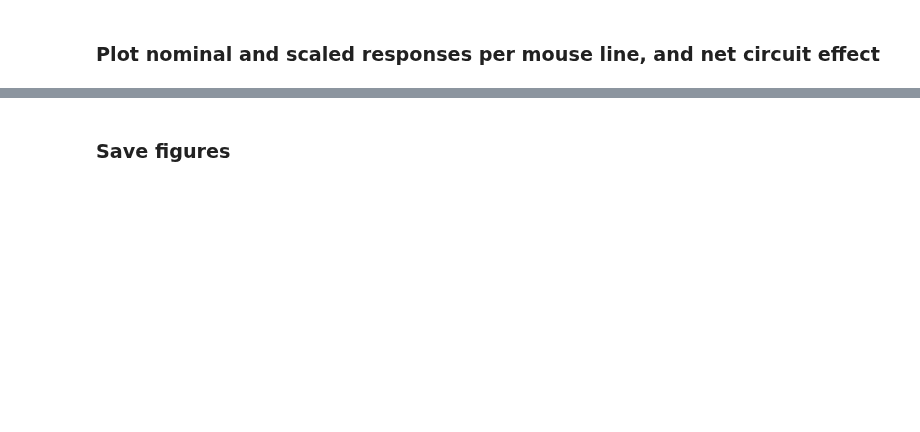
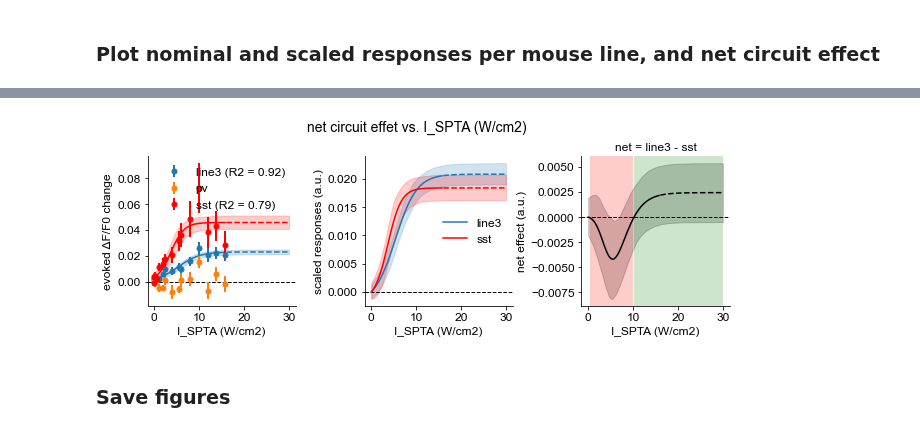
Before and after one commit to shohamlab/usnm2p, a Jupyter notebook: main_analysis.ipynb, the cells around one changed output, grey strips where cells are left out. Drawn from its saved outputs; the diff is of its cells as text; code cells hidden in the pictures; blank space fills up the shorter version.

```diff
--- a/main_analysis.ipynb
+++ b/main_analysis.ipynb
@@ -289,0 +271,11 @@ factors = densities.groupby(Label.LINE).mean()
+# %%
+cellstats = densities.groupby(Label.LINE).mean().to_frame()
+cellstats['factor'] = cellstats[Label.ROI_DENSITY] / cellstats[Label.ROI_DENSITY].max()
+cellstats['type'] = {
+    'line3': 'E',
+    'sst': 'I',
+    'pv': 'I',
+}
+cellstats['sign'] = cellstats['type'].map({'E': 1, 'I': -1})
+cellstats['prefix'] = cellstats['type'].map({'E': '+', 'I': '-'})
+cellstats
@@ -394,0 +290,14 @@ fig.suptitle(f'net circuit effet vs. {xkey}', fontsize=fs + 2, y=1.05);
+# %%
+xkey = Label.ISPTA
+ykey = get_change_key(Label.DFF)
+xmax = 30.
+fig = plot_circuit_effect(
+    stats_all,
+    cellstats,
+    xkey,
+    ykey,
+    ci=.67,
+    xmax=xmax,
+    add_net_color=True,
+)
+# %% [output]
@@ -395,3 +321,4 @@ fig.suptitle(f'net circuit effet vs. {xkey}', fontsize=fs + 2, y=1.05);
+[figure, added]
 # %% [markdown]
 ### Save figures
 # %%
```
Also changed, not shown: parts of 11 cells of this notebook, 3 other files.
